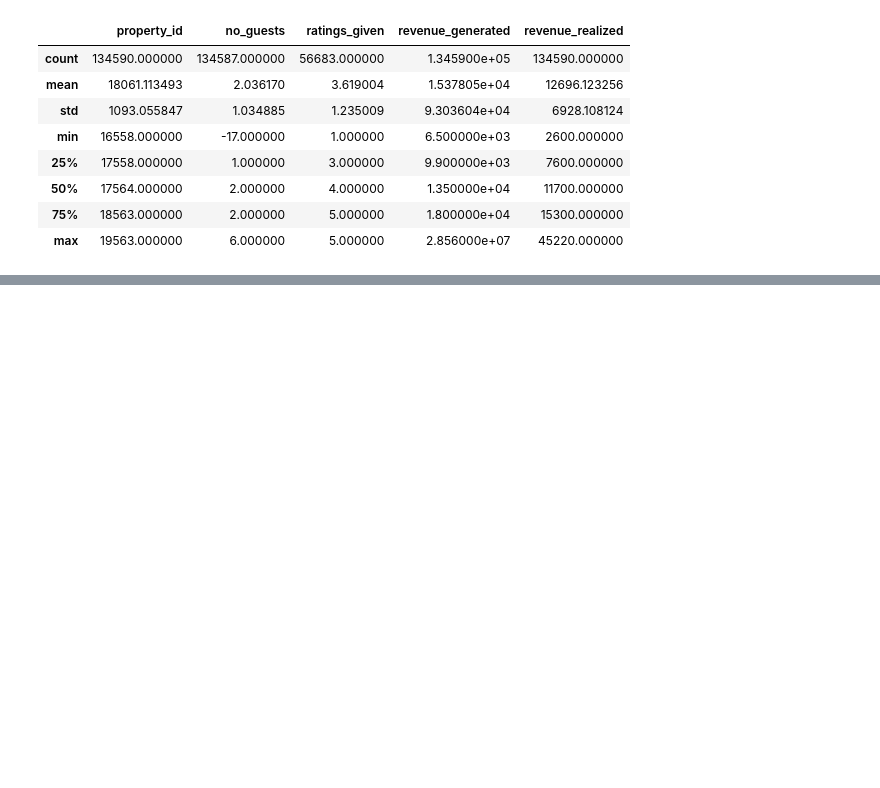
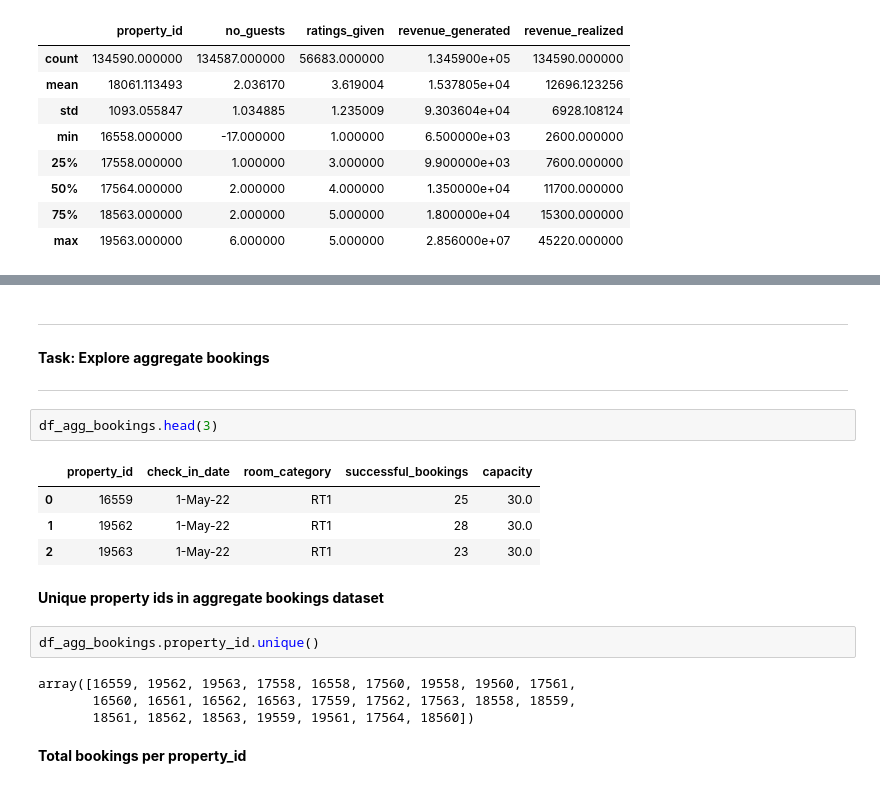
Before and after one commit to PratikNichite/hospitality_analysis, a Jupyter notebook: hotel_analysis.ipynb, the cells around one changed output, grey strips where cells are left out. Saved outputs shown, nothing was run; the diff lists cells and outputs as text; blank space fills up the shorter version.

```diff
--- a/hotel_analysis.ipynb
+++ b/hotel_analysis.ipynb
@@ -72,0 +103,21 @@ df_bookings.describe()
+# %% [markdown]
+***
+**Task: Explore aggregate bookings**
+***
+# %%
+df_agg_bookings.head(3)
+# %% [output]
+|  | property_id | check_in_date | room_category | successful_bookings | capacity |
+| 0 | 16559 | 1-May-22 | RT1 | 25 | 30.0 |
+| 1 | 19562 | 1-May-22 | RT1 | 28 | 30.0 |
+| 2 | 19563 | 1-May-22 | RT1 | 23 | 30.0 |
+# %% [markdown]
+**Unique property ids in aggregate bookings dataset**
+# %%
+df_agg_bookings.property_id.unique()
+# %% [output]
+array([16559, 19562, 19563, 17558, 16558, 17560, 19558, 19560, 17561,
+       16560, 16561, 16562, 16563, 17559, 17562, 17563, 18558, 18559,
+       18561, 18562, 18563, 19559, 19561, 17564, 18560])
+# %% [markdown]
+**Total bookings per property_id**
```
Also changed, not shown: parts of 12 cells of this notebook.
